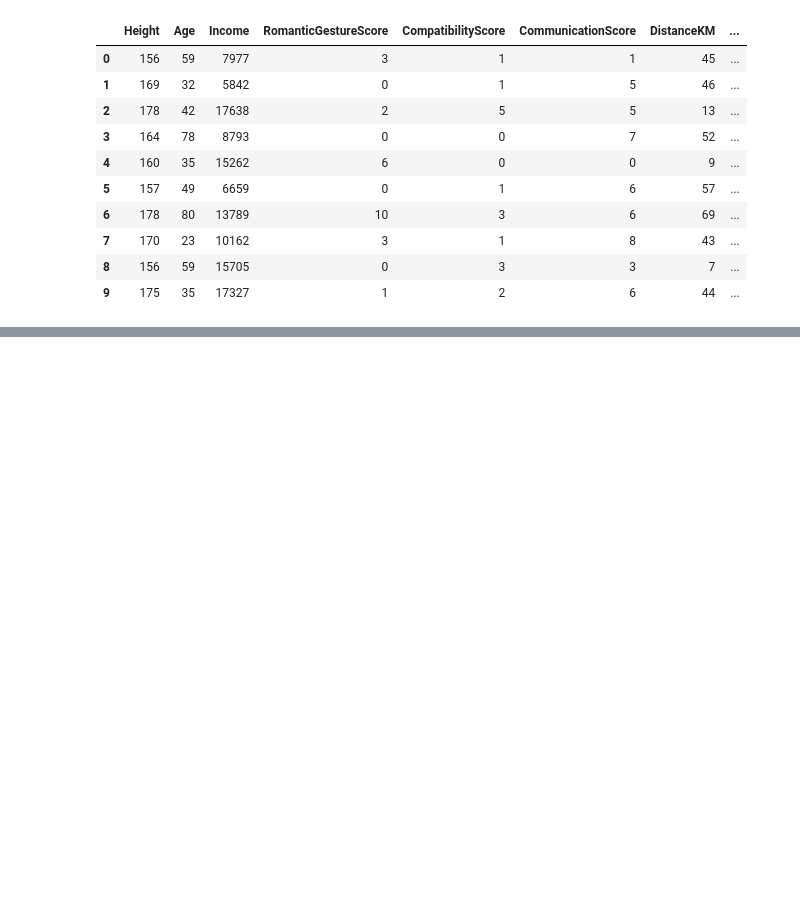
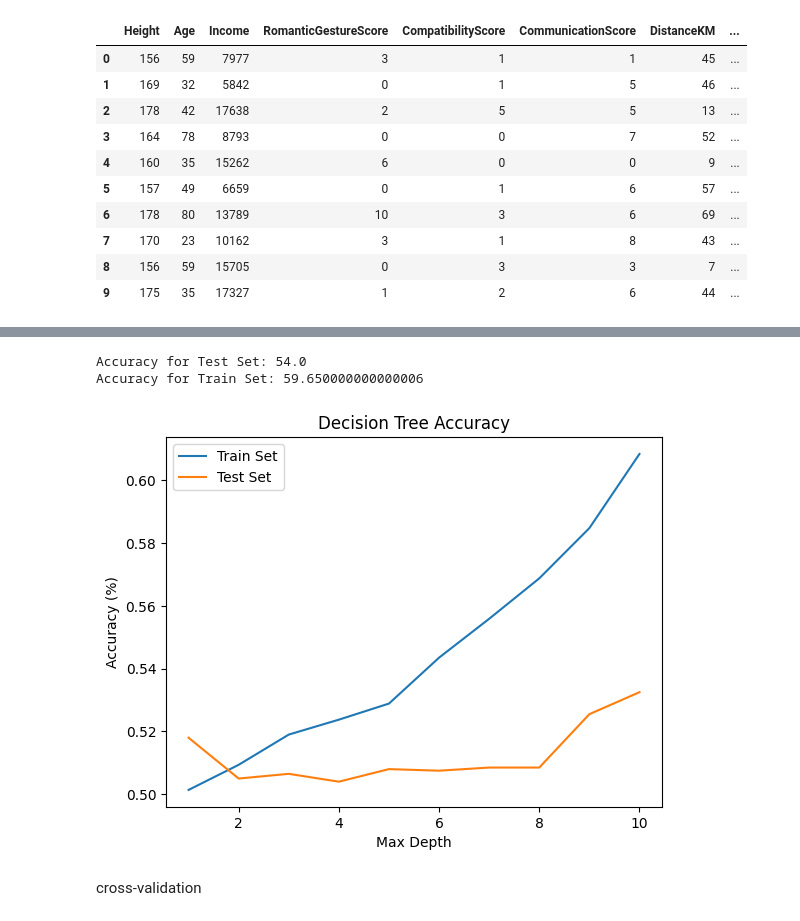
Before and after one commit to khaaaleed-5/Advanced-ML, a Jupyter notebook: Decision Tree/Decision_tree.ipynb, the cells around one changed output, grey strips where cells are left out. Saved outputs shown, nothing was run; the diff lists cells and outputs as text; code cells hidden in the pictures; blank space fills up the shorter version.

```diff
--- a/Decision Tree/Decision_tree.ipynb
+++ b/Decision Tree/Decision_tree.ipynb
@@ -105,0 +195,5 @@ weighted avg       0.51      0.51      0.51      2000
+# %%
+X = df.drop(columns=['Response'], axis=1)
+y = df[['Response']]
+
+X.shape, y.shape
@@ -105,0 +264,69 @@ weighted avg       0.51      0.51      0.51      2000
+# %%
+from sklearn.tree import DecisionTreeClassifier
+dt = DecisionTreeClassifier(criterion='entropy' ,max_depth= 10, min_samples_split=2, min_samples_leaf=6,random_state=42,splitter='best')
+
+# Fit dt to the training set
+dt.fit(X_train, y_train)
+
+# Predict test-set labels
+y_pred = dt.predict(X_test)
+
+# Evaluate test-set accuracy
+test_accuracy = accuracy_score(y_test, y_pred)*100
+print("Accuracy for Test Set:", test_accuracy)
+
+# Predict train-set labels
+y_pred_train = dt.predict(X_train)
+
+# Evaluate train-set accuracy
+train_accuracy = accuracy_score(y_train, y_pred_train)*100
+
+# Print the accuracy for the training set
+print("Accuracy for Train Set:", train_accuracy)
+# %% [output]
+Accuracy for Test Set: 54.0
+Accuracy for Train Set: 59.650000000000006
+# %%
+import matplotlib.pyplot as plt
+from sklearn.tree import DecisionTreeClassifier
+from sklearn.metrics import accuracy_score
+
+
+
+# Lists to store accuracy values
+train_accuracies = []
+test_accuracies = []
+
+# Vary max_depth from 1 to 10 and record accuracy for each depth
+for depth in range(1, 11):
+    # Fit dt to the training set
+    dt.set_params(max_depth=depth)
+    dt.fit(X_train, y_train)
+
+    # Predict test-set labels
+    y_pred = dt.predict(X_test)
+
+    # Evaluate test-set accuracy
+    test_accuracy = accuracy_score(y_test, y_pred)
+    test_accuracies.append(test_accuracy)
+
+    # Predict train-set labels
+    y_pred_train = dt.predict(X_train)
+
+    # Evaluate train-set accuracy
+    train_accuracy = accuracy_score(y_train, y_pred_train)
+    train_accuracies.append(train_accuracy)
+
+# Plotting
+depths = range(1, 11)
+plt.plot(depths, train_accuracies, label='Train Set')
+plt.plot(depths, test_accuracies, label='Test Set')
+plt.xlabel('Max Depth')
+plt.ylabel('Accuracy (%)')
+plt.title('Decision Tree Accuracy')
+plt.legend()
+plt.show()
+# %% [output]
+[figure, added]
+# %% [markdown]
+cross-validation
```
Also changed, not shown: parts of 39 cells of this notebook.
